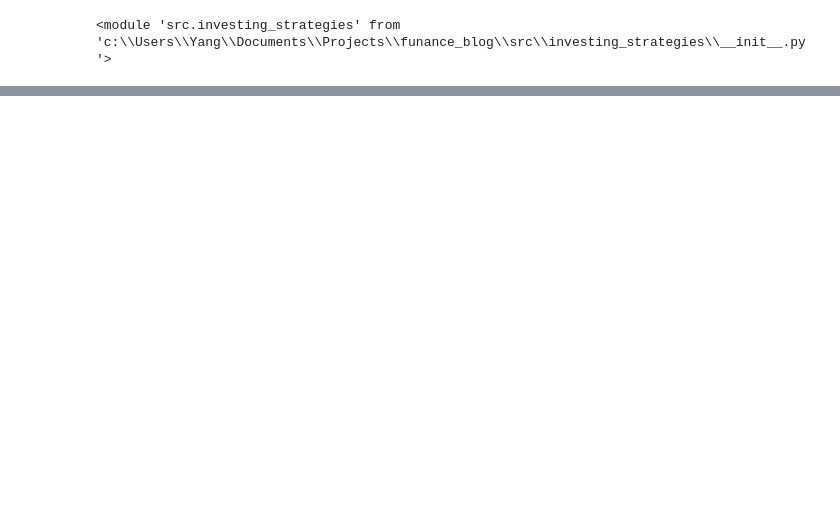
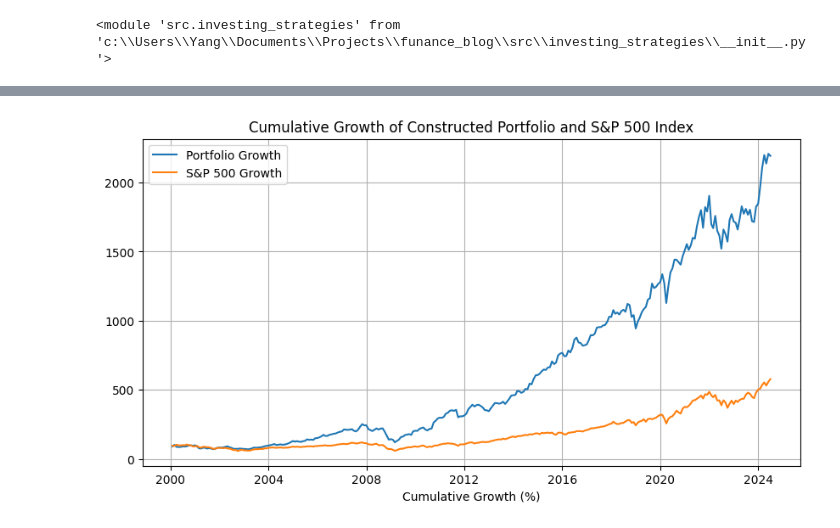
Before and after one commit to yangsu01/funance_blog, a Jupyter notebook: blogs/10-factor-models/pca-fa-implementation.ipynb, the cells around one changed output, grey strips where cells are left out. Drawn from its saved outputs; the diff is of its cells as text; code cells hidden in the pictures; blank space fills up the shorter version.

```diff
--- a/blogs/10-factor-models/pca-fa-implementation.ipynb
+++ b/blogs/10-factor-models/pca-fa-implementation.ipynb
@@ -45,0 +274,13 @@ def backtest_strategy(
+# %%
+# plot cumulative returns
+plt.figure(figsize=(10, 5))
+plt.plot(test_dates[1:], 100*np.cumprod(1 + portfolio_returns/100), label='Portfolio Growth')
+plt.plot(test_dates[1:], 100*np.cumprod(1 + market_returns/100), label='S&P 500 Growth')
+plt.xlabel('Date')
+plt.xlabel('Cumulative Growth (%)')
+plt.title('Cumulative Growth of Constructed Portfolio and S&P 500 Index')
+plt.legend()
+plt.grid()
+plt.show()
+# %% [output]
+[figure, added]
```
Also changed, not shown: parts of 11 cells of this notebook.
